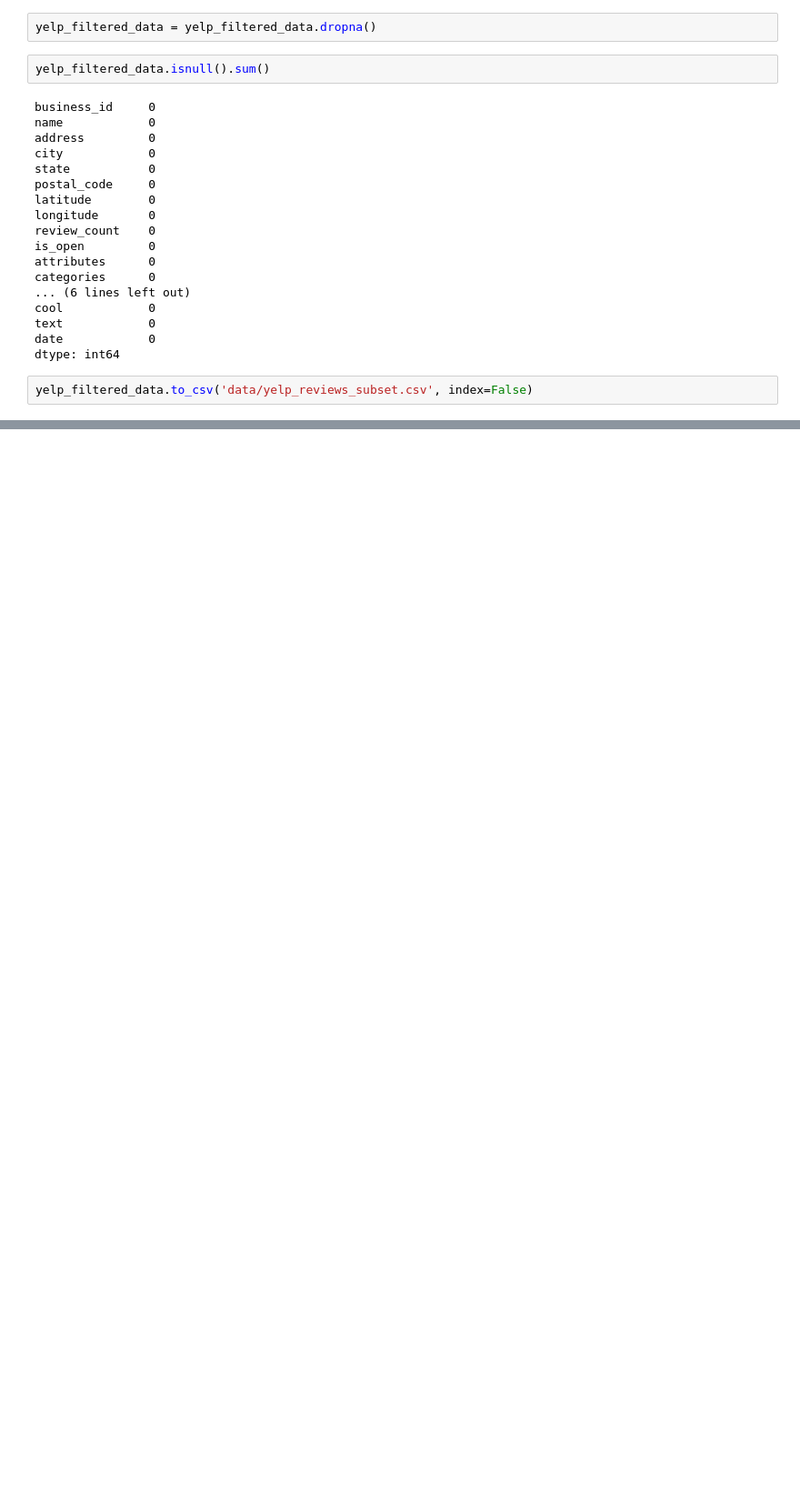
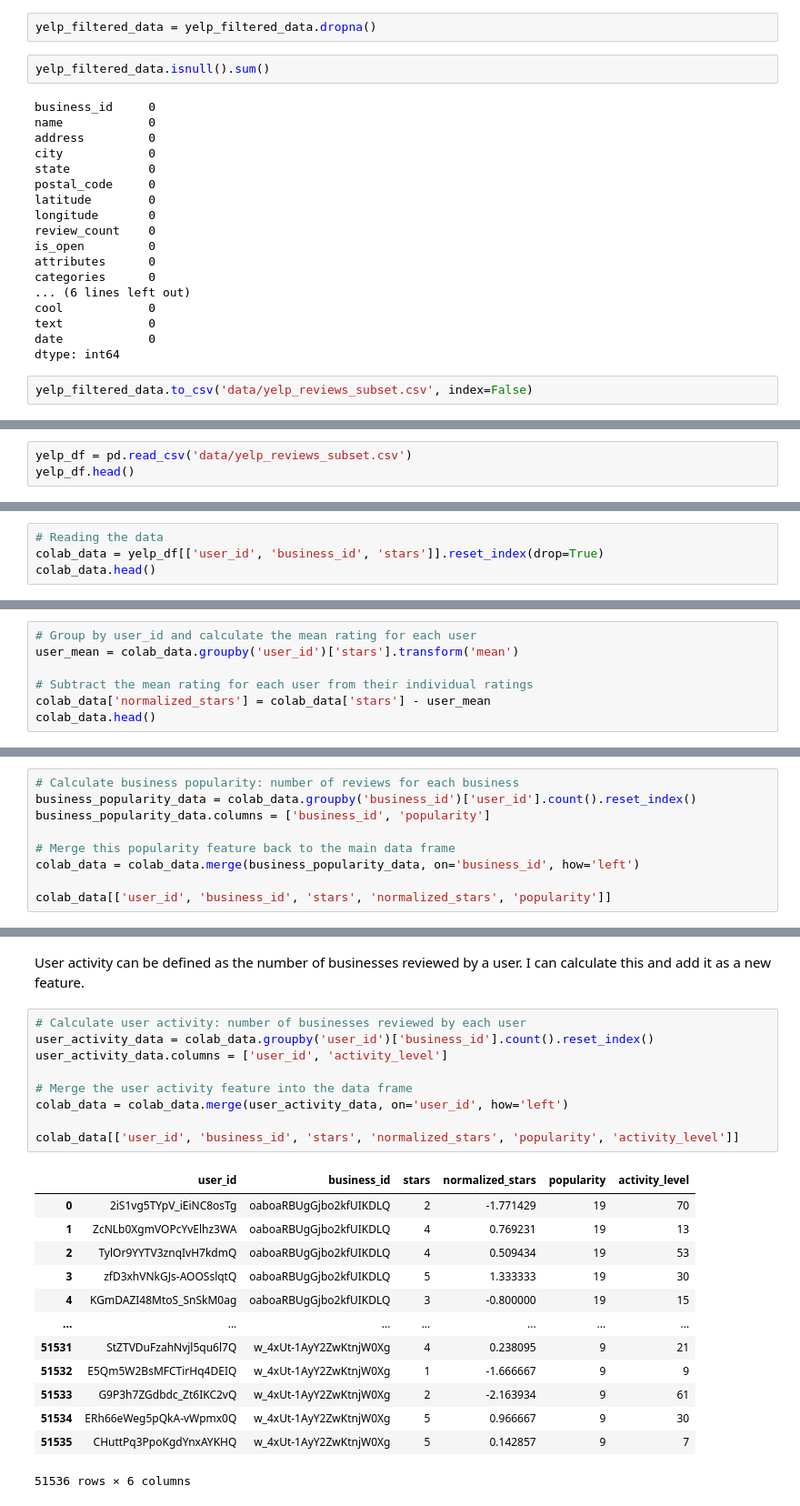
Before and after one commit to arashshams/recom_sys_nlp_llm, a Jupyter notebook: subset_selection.ipynb, the cells around one changed output, grey strips where cells are left out. Shown at 91% size. Saved outputs shown, nothing was run; the diff lists cells and outputs as text; blank space fills up the shorter version.

```diff
--- a/subset_selection.ipynb
+++ b/subset_selection.ipynb
@@ -179,0 +183,3 @@ yelp_filtered_data.to_csv('data/yelp_reviews_subset.csv', index=False)
+# %%
+yelp_df = pd.read_csv('data/yelp_reviews_subset.csv')
+yelp_df.head()
@@ -179,0 +224,4 @@ yelp_filtered_data.to_csv('data/yelp_reviews_subset.csv', index=False)
+# %%
+# Reading the data
+colab_data = yelp_df[['user_id', 'business_id', 'stars']].reset_index(drop=True)
+colab_data.head()
@@ -179,0 +256,7 @@ yelp_filtered_data.to_csv('data/yelp_reviews_subset.csv', index=False)
+# %%
+# Group by user_id and calculate the mean rating for each user
+user_mean = colab_data.groupby('user_id')['stars'].transform('mean')
+
+# Subtract the mean rating for each user from their individual ratings
+colab_data['normalized_stars'] = colab_data['stars'] - user_mean
+colab_data.head()
@@ -179,0 +293,9 @@ yelp_filtered_data.to_csv('data/yelp_reviews_subset.csv', index=False)
+# %%
+# Calculate business popularity: number of reviews for each business
+business_popularity_data = colab_data.groupby('business_id')['user_id'].count().reset_index()
+business_popularity_data.columns = ['business_id', 'popularity']
+
+# Merge this popularity feature back to the main data frame
+colab_data = colab_data.merge(business_popularity_data, on='business_id', how='left')
+
+colab_data[['user_id', 'business_id', 'stars', 'normalized_stars', 'popularity']]
@@ -179,0 +318,25 @@ yelp_filtered_data.to_csv('data/yelp_reviews_subset.csv', index=False)
+# %% [markdown]
+User activity can be defined as the number of businesses reviewed by a user. I can calculate this and add it as a new feature.
+# %%
+# Calculate user activity: number of businesses reviewed by each user
+user_activity_data = colab_data.groupby('user_id')['business_id'].count().reset_index()
+user_activity_data.columns = ['user_id', 'activity_level']
+
+# Merge the user activity feature into the data frame
+colab_data = colab_data.merge(user_activity_data, on='user_id', how='left')
+
+colab_data[['user_id', 'business_id', 'stars', 'normalized_stars', 'popularity', 'activity_level']]
+# %% [output]
+|  | user_id | business_id | stars | normalized_stars | popularity | activity_level |
+| 0 | 2iS1vg5TYpV_iEiNC8osTg | oaboaRBUgGjbo2kfUIKDLQ | 2 | -1.771429 | 19 | 70 |
+| 1 | ZcNLb0XgmVOPcYvElhz3WA | oaboaRBUgGjbo2kfUIKDLQ | 4 | 0.769231 | 19 | 13 |
+| 2 | TylOr9YYTV3znqIvH7kdmQ | oaboaRBUgGjbo2kfUIKDLQ | 4 | 0.509434 | 19 | 53 |
+| 3 | zfD3xhVNkGJs-AOOSslqtQ | oaboaRBUgGjbo2kfUIKDLQ | 5 | 1.333333 | 19 | 30 |
+| 4 | KGmDAZI48MtoS_SnSkM0ag | oaboaRBUgGjbo2kfUIKDLQ | 3 | -0.800000 | 19 | 15 |
+| ... | ... | ... | ... | ... | ... | ... |
+| 51531 | StZTVDuFzahNvjl5qu6l7Q | w_4xUt-1AyY2ZwKtnjW0Xg | 4 | 0.238095 | 9 | 21 |
+| 51532 | E5Qm5W2BsMFCTirHq4DEIQ | w_4xUt-1AyY2ZwKtnjW0Xg | 1 | -1.666667 | 9 | 9 |
+| 51533 | G9P3h7ZGdbdc_Zt6IKC2vQ | w_4xUt-1AyY2ZwKtnjW0Xg | 2 | -2.163934 | 9 | 61 |
+| 51534 | ERh66eWeg5pQkA-vWpmx0Q | w_4xUt-1AyY2ZwKtnjW0Xg | 5 | 0.966667 | 9 | 30 |
+| 51535 | CHuttPq3PpoKgdYnxAYKHQ | w_4xUt-1AyY2ZwKtnjW0Xg | 5 | 0.142857 | 9 | 7 |
+51536 rows × 6 columns
```
Also changed, not shown: parts of 73 cells of this notebook, 2 other files.
